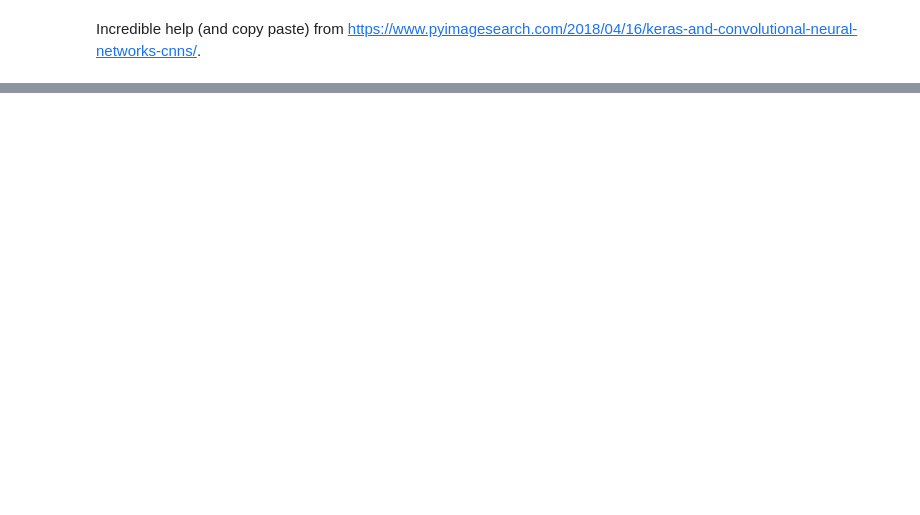
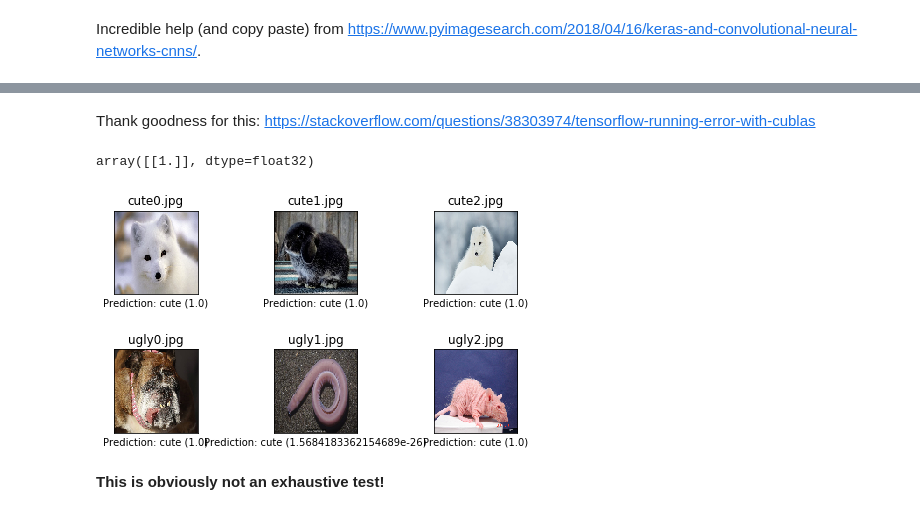
Before and after one commit to ParkerGreyAddison/endangered-species, a Jupyter notebook: keras-classification.ipynb, the cells around one changed output, grey strips where cells are left out. Saved outputs shown, nothing was run; the diff lists cells and outputs as text; code cells hidden in the pictures; blank space fills up the shorter version.

```diff
--- a/keras-classification.ipynb
+++ b/keras-classification.ipynb
@@ -211,0 +348,4 @@ plt.tight_layout()
+# %%
+new_model.load_weights("model-weights.hdf5")
+# %%
+new_model.compile(loss="binary_crossentropy", optimizer="adam", metrics=["accuracy"])
@@ -211,0 +372,39 @@ plt.tight_layout()
+# %%
+img = cv2.resize(cv2.imread("./Test/cute0.jpg"), (96, 96))
+to_pred = img.reshape(-1, 96, 96, 3)
+# %% [markdown]
+Thank goodness for this: https://stackoverflow.com/questions/38303974/tensorflow-running-error-with-cublas
+# %%
+new_model.predict(to_pred)
+# %% [output]
+array([[1.]], dtype=float32)
+# %%
+path = "./Test"
+
+# plt.subplots(constrained_layout=True)
+# subplots_adjust(left=None, bottom=None, right=None, top=None, wspace=None, hspace=None)
+
+for i, filename in enumerate(os.listdir(path)):
+    img = cv2.imread(os.path.join(path, filename))
+    transformed = cv2.resize(img, (96, 96))
+
+    to_predict = transformed.reshape(-1, 96, 96, 3)
+    prediction = new_model.predict(to_predict).item()
+    pred_class = np.argmax(prediction)
+    pred = "cute" if prediction else "ugly"
+
+    ax = plt.subplot(2, 3, i+1)
+    plt.title(filename)
+    ax.set_xlabel("Prediction: {} ({})".format(pred, prediction))
+    ax.set_xticks([])
+    ax.set_yticks([])
+#     plt.axis("off")
+    plt.imshow(cv2.cvtColor(transformed, cv2.COLOR_BGR2RGB))
+
+#     print("Name: {}\nPrediction: {}".format(filename, pred))
+
+plt.tight_layout()
+# %% [output]
+[figure, added]
+# %% [markdown]
+**This is obviously not an exhaustive test!**
```
Also changed, not shown: parts of 24 cells of this notebook, 5 other files.
